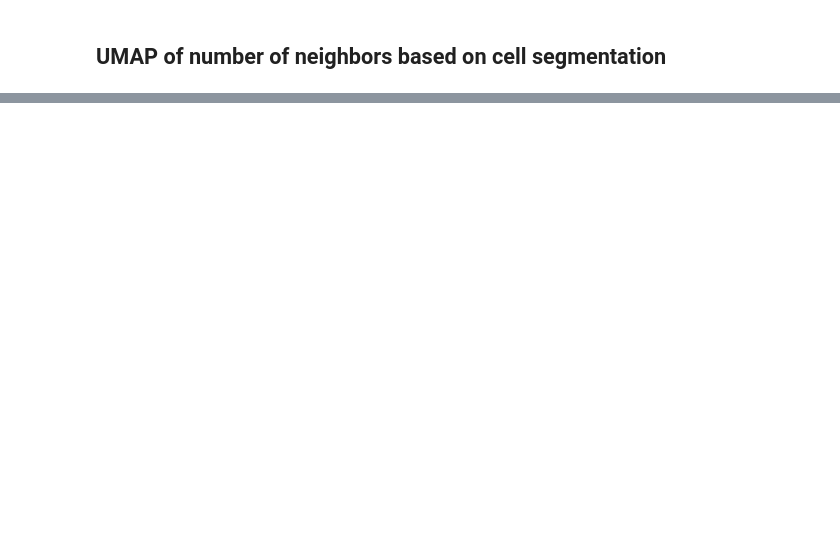
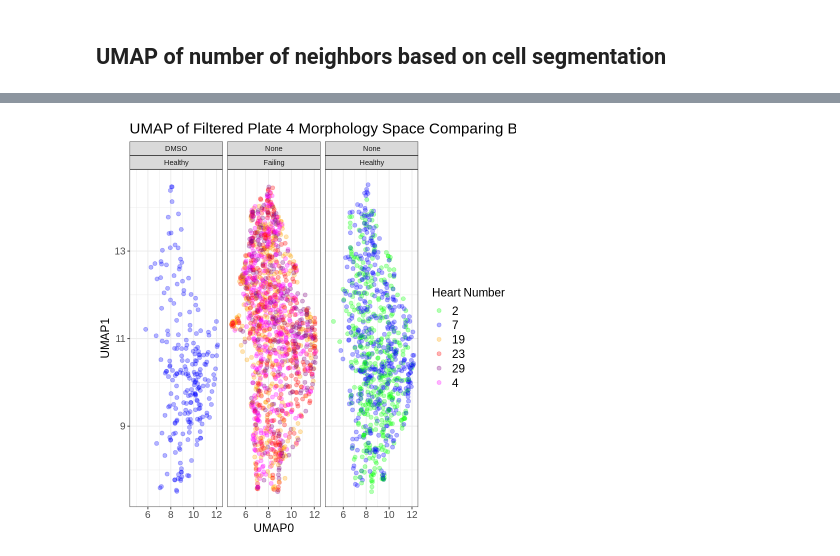
Before and after one commit to WayScience/cellpainting_predicts_cardiac_fibrosis, a Jupyter notebook: 4.analyze_data/notebooks/UMAP/1.visualize-UMAP-plate4.ipynb, the cells around one changed output, grey strips where cells are left out. Drawn from its saved outputs; the diff is of its cells as text; code cells hidden in the pictures; blank space fills up the shorter version.

Commit message:
rerun UMAPs

```diff
--- a/4.analyze_data/notebooks/UMAP/1.visualize-UMAP-plate4.ipynb
+++ b/4.analyze_data/notebooks/UMAP/1.visualize-UMAP-plate4.ipynb
@@ -269,0 +307,41 @@ print(umap_cell_neighbors_figure)
+# %%
+# Create UMAP labelled with the anomaly score as gradient
+umap_filtered_heart_num_figure <-
+  ggplot(umap_filtered_df, aes(x = UMAP0, y = UMAP1, color = Metadata_heart_number)) +
+  geom_point(size = 2, alpha = 0.3) +
+  scale_color_manual(name = "Heart Number",
+        values = c(
+          "2" = "#00FF00",
+          "7" = "#0000FF",
+          "19" = "#FFA500",
+          "23" = "#FF0000",
+          "29" = "#800080",
+          "4" = "#FF00FF"
+        ),
+        breaks = c("2", "7", "19", "23", "29", "4"),
+        labels = c("2", "7", "19", "23", "29", "4")
+  ) +
+  labs(title = "UMAP of Filtered Plate 4 Morphology Space Comparing Between Heart Numbers of Isolated Cells", x = "UMAP0", y = "UMAP1") +
+  theme_bw() +
+  theme(
+    # Increase title size
+    plot.title = element_text(size = 18),
+
+    # Increase axis text size
+    axis.title = element_text(size = 14),
+    axis.text = element_text(size = 12),
+
+    # Increase legend size
+    legend.title = element_text(size = 14),
+    legend.text = element_text(size = 14),
+
+  ) +
+  facet_wrap(Metadata_treatment ~ Metadata_cell_type)
+
+# saving image
+output_file <- file.path(paste0(output_umap_file, "_filtered_heart_number.png"))
+ggsave(output_file, umap_filtered_heart_num_figure, dpi = 500, height = 10, width = 14)
+
+print(umap_filtered_heart_num_figure)
+# %% [output]
+[figure, added]
```
Also changed, not shown: parts of 10 cells of this notebook, 27 other files.
